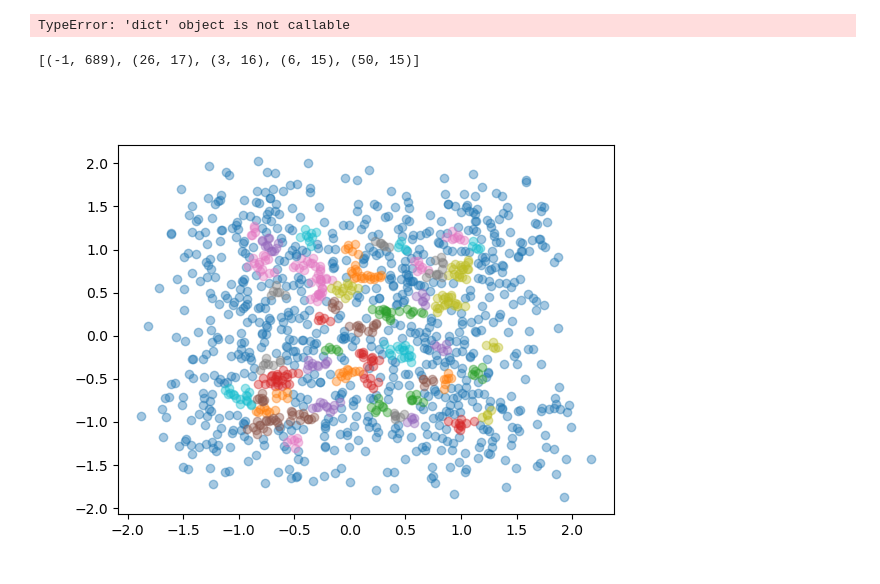
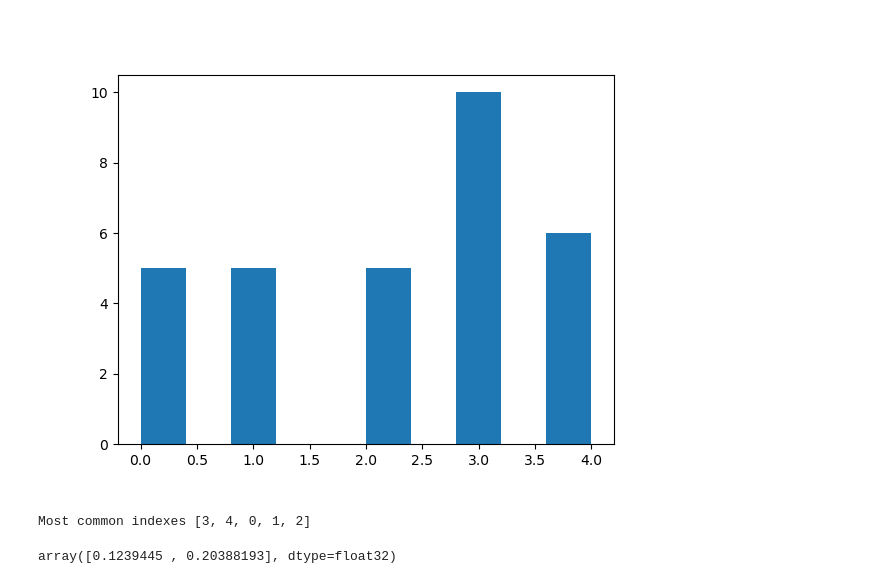
Before and after one commit to Rage997/MasterThesis, a Jupyter notebook: code/PyCode/results.ipynb, the cells around one changed output. Saved outputs shown, nothing was run; the diff lists cells and outputs as text; code cells hidden in the pictures.

```diff
--- a/code/PyCode/results.ipynb
+++ b/code/PyCode/results.ipynb
@@ -93,36 +121,24 @@ array([ 0, -1, -1, ..., -1, -1, -1])
 # %%
 # Analyse size of cluster
 unique, counts = np.unique(clust.labels_, return_counts=True)
 clust_sz = dict(zip(unique, counts))
-
+del clust_sz[-1]
 fig = plt.figure()
 mylist = [key for key, val in clust_sz.items() for _ in range(val)]
 plt.hist(mylist, bins=20)
-plt.savefig(f'../../latex/figures/cluster_distribution')
+# plt.savefig(f'../../latex/figures/cluster_distribution_region')
 # %% [output]
-TypeError: 'dict' object is not callable
+[figure, added]
 # %%
 from collections import Counter
 c = Counter(clust_sz)
 most_common = c.most_common(5)
-print(most_common)
+idxs = [tuple[0] for tuple in most_common]
+print(f'Most common indexes {idxs}')
 # %% [output]
-[(-1, 689), (26, 17), (3, 16), (6, 15), (50, 15)]
+Most common indexes [3, 4, 0, 1, 2]
-# %%
-# Plot trajectories clusters animation
-import matplotlib
-fig = plt.figure()
-
-colors = ["g.", "r.", "b.", "y.", "c.", 'w.']
-cmap = matplotlib.cm.get_cmap('Spectral')
-
-for klass in range(-1, 1000):
-    Xk = Xspecies[:, clust.labels_ == klass]
-
-    plt.scatter(Xk[0, :, 0], Xk[0, :, 1], alpha=0.4)
-
-plt.savefig(f'../../latex/figures/cluster_2d')
-# plt.plot(X[clust.labels_ == -1, 0], X[clust.labels_ == -1, 1], "k+", alpha=0.1)
-# plt.set_title("Automatic Clustering\nOPTICS")
-# %% [output]
-[figure, removed]
+# %%
+Xk = to_plot[:, clust.labels_ == 2]
+np.mean(Xk[0, :], axis=0)
+# %% [output]
+array([0.1239445 , 0.20388193], dtype=float32)
```
Also changed, not shown: parts of 13 cells of this notebook, 1 other file.
